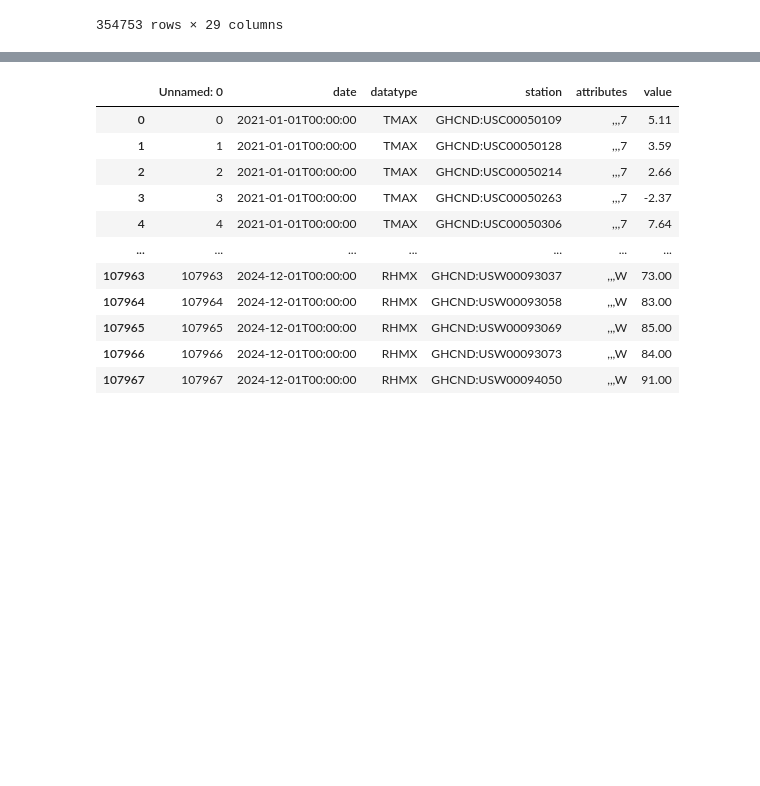
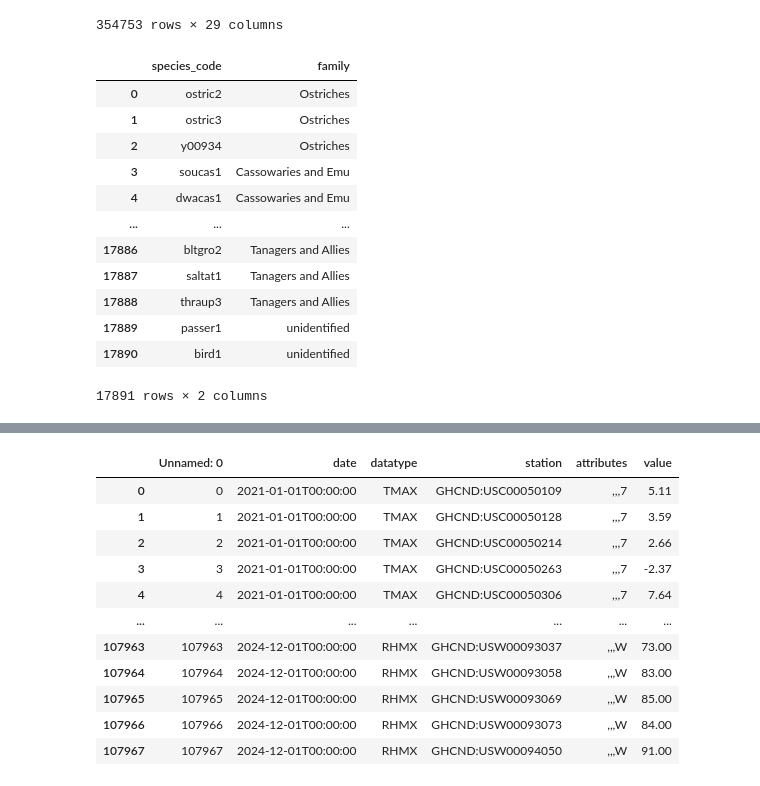
Before and after one commit to Kaxlow/where-the-birds-sing, a Jupyter notebook: src/data-cleaning-preprocessing.ipynb, the cells around one changed output, grey strips where cells are left out. Drawn from its saved outputs; the diff is of its cells as text; code cells hidden in the pictures; blank space fills up the shorter version.

```diff
--- a/src/data-cleaning-preprocessing.ipynb
+++ b/src/data-cleaning-preprocessing.ipynb
@@ -38,6 +38,22 @@ ebird_co_df
 | 354751 | yehbla | Yellow-headed Blackbird | Xanthocephalus xanthocephalus | NaN | 2022-10-13 | NaN | 37.577899 | -106.147922 | L11866692 | Monte Vista (town) | ... |
 | 354752 | yetwar | Yellow-throated Warbler | Setophaga dominica | NaN | 2021-05-16 | 1.0 | 39.701195 | -105.079735 | L21460579 | Bonfils Stanton Park | ... |
 354753 rows × 29 columns
+# %%
+ebird_taxonomy_df
+# %% [output]
+|  | species_code | family |
+| 0 | ostric2 | Ostriches |
+| 1 | ostric3 | Ostriches |
+| 2 | y00934 | Ostriches |
+| 3 | soucas1 | Cassowaries and Emu |
+| 4 | dwacas1 | Cassowaries and Emu |
+| ... | ... | ... |
+| 17886 | bltgro2 | Tanagers and Allies |
+| 17887 | saltat1 | Tanagers and Allies |
+| 17888 | thraup3 | Tanagers and Allies |
+| 17889 | passer1 | unidentified |
+| 17890 | bird1 | unidentified |
+17891 rows × 2 columns
 # %%
 weather_stations_co_df
 # %% [output]
```
Also changed, not shown: parts of 2 cells of this notebook.
